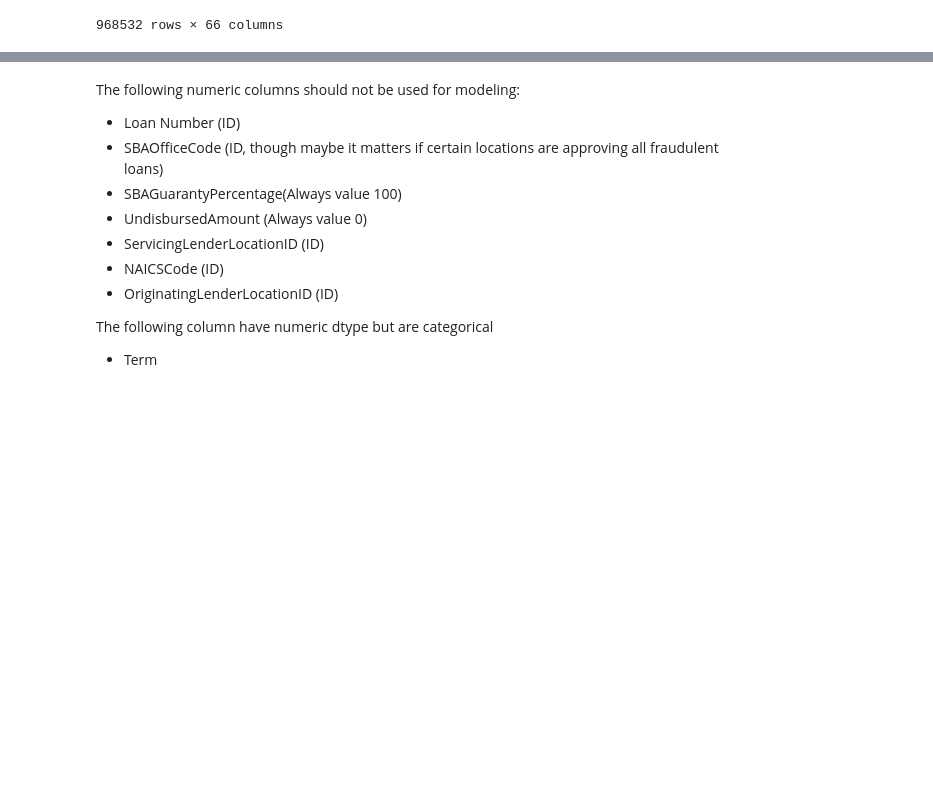
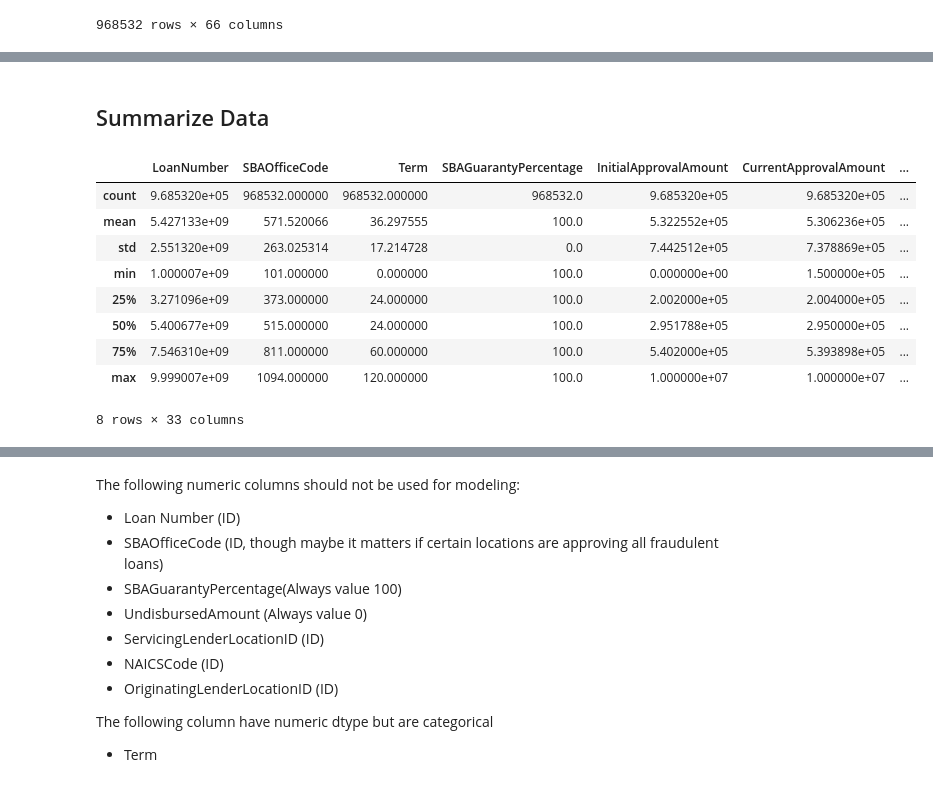
Before and after one commit to calebhadley1/Module-B-semester-2, a Jupyter notebook: OMDS-ModB2-Week4-Hadley-Caleb.ipynb, the cells around one changed output, grey strips where cells are left out. Saved outputs shown, nothing was run; the diff lists cells and outputs as text; code cells hidden in the pictures; blank space fills up the shorter version.

```diff
--- a/OMDS-ModB2-Week4-Hadley-Caleb.ipynb
+++ b/OMDS-ModB2-Week4-Hadley-Caleb.ipynb
@@ -91,3 +189,18 @@ df
+# %% [markdown]
+## Summarize Data
+# %%
+df.describe()
+# %% [output]
+|  | LoanNumber | SBAOfficeCode | Term | SBAGuarantyPercentage | InitialApprovalAmount | CurrentApprovalAmount | ... |
+| count | 9.685320e+05 | 968532.000000 | 968532.000000 | 968532.0 | 9.685320e+05 | 9.685320e+05 | ... |
+| mean | 5.427133e+09 | 571.520066 | 36.297555 | 100.0 | 5.322552e+05 | 5.306236e+05 | ... |
+| std | 2.551320e+09 | 263.025314 | 17.214728 | 0.0 | 7.442512e+05 | 7.378869e+05 | ... |
+| min | 1.000007e+09 | 101.000000 | 0.000000 | 100.0 | 0.000000e+00 | 1.500000e+05 | ... |
+| 25% | 3.271096e+09 | 373.000000 | 24.000000 | 100.0 | 2.002000e+05 | 2.004000e+05 | ... |
+| 50% | 5.400677e+09 | 515.000000 | 24.000000 | 100.0 | 2.951788e+05 | 2.950000e+05 | ... |
+| 75% | 7.546310e+09 | 811.000000 | 60.000000 | 100.0 | 5.402000e+05 | 5.393898e+05 | ... |
+| max | 9.999007e+09 | 1094.000000 | 120.000000 | 100.0 | 1.000000e+07 | 1.000000e+07 | ... |
+8 rows × 33 columns
 # %%
 df.info()
 # %% [output]
```
Also changed, not shown: parts of 26 cells of this notebook.
